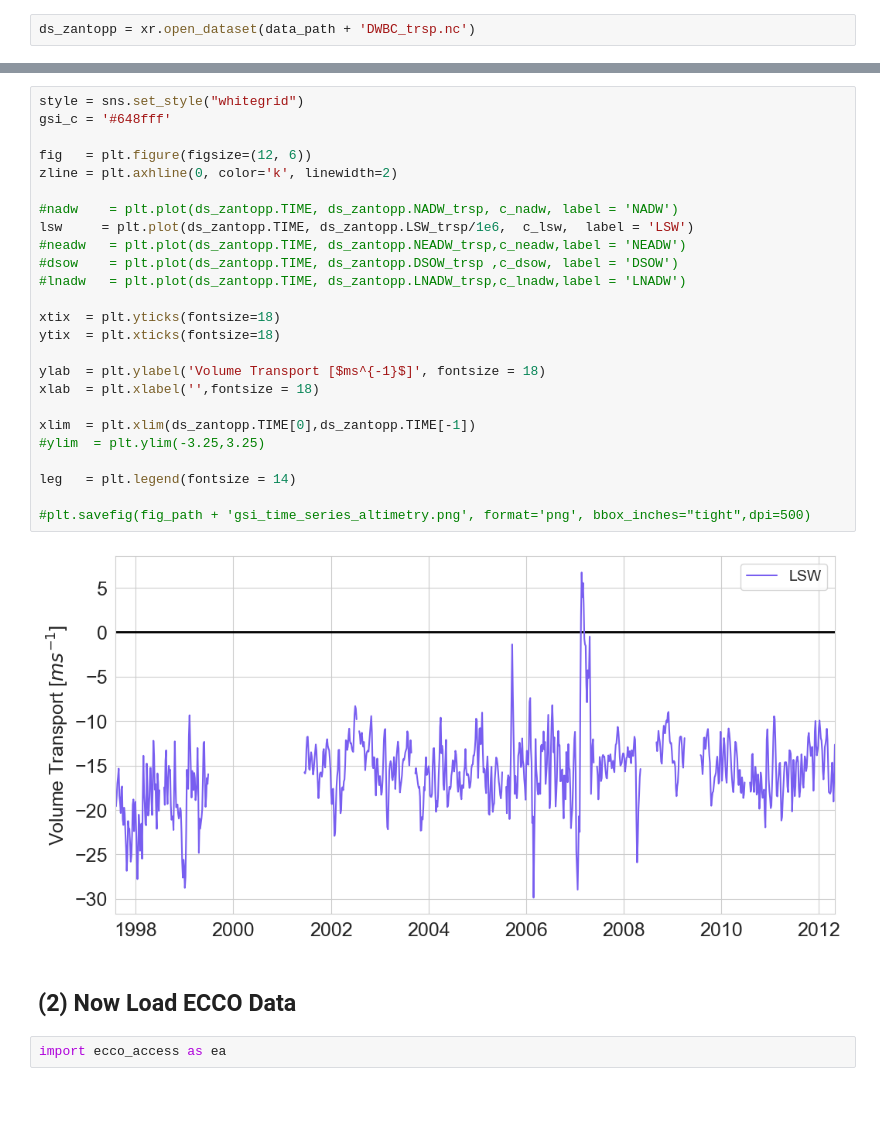
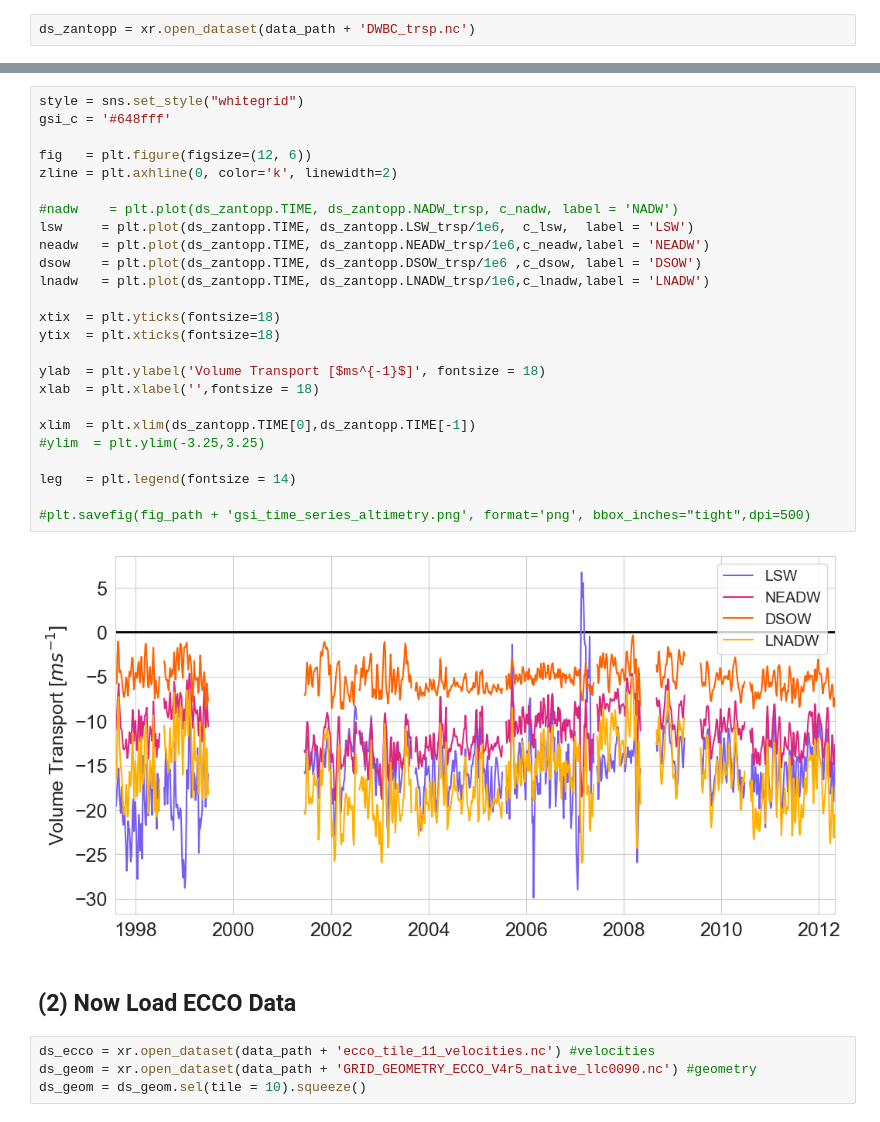
Before and after one commit to lillienders/ecco_dwbc, a Jupyter notebook: notebooks/plot_zantopp_fluxes.ipynb, the cells around one changed output, grey strips where cells are left out. Cells and saved outputs as stored; diff of their text form.

```diff
--- a/notebooks/plot_zantopp_fluxes.ipynb
+++ b/notebooks/plot_zantopp_fluxes.ipynb
@@ -52,31 +52,33 @@ Data variables:
 # %%
 style = sns.set_style("whitegrid")
 gsi_c = '#648fff'
 
 fig   = plt.figure(figsize=(12, 6))
 zline = plt.axhline(0, color='k', linewidth=2)
 
 #nadw    = plt.plot(ds_zantopp.TIME, ds_zantopp.NADW_trsp, c_nadw, label = 'NADW')
 lsw     = plt.plot(ds_zantopp.TIME, ds_zantopp.LSW_trsp/1e6,  c_lsw,  label = 'LSW')
-#neadw   = plt.plot(ds_zantopp.TIME, ds_zantopp.NEADW_trsp,c_neadw,label = 'NEADW')
-#dsow    = plt.plot(ds_zantopp.TIME, ds_zantopp.DSOW_trsp ,c_dsow, label = 'DSOW')
-#lnadw   = plt.plot(ds_zantopp.TIME, ds_zantopp.LNADW_trsp,c_lnadw,label = 'LNADW')
+neadw   = plt.plot(ds_zantopp.TIME, ds_zantopp.NEADW_trsp/1e6,c_neadw,label = 'NEADW')
+dsow    = plt.plot(ds_zantopp.TIME, ds_zantopp.DSOW_trsp/1e6 ,c_dsow, label = 'DSOW')
+lnadw   = plt.plot(ds_zantopp.TIME, ds_zantopp.LNADW_trsp/1e6,c_lnadw,label = 'LNADW')
 
 xtix  = plt.yticks(fontsize=18)
 ytix  = plt.xticks(fontsize=18)
 
 ylab  = plt.ylabel('Volume Transport [$ms^{-1}$]', fontsize = 18)
 xlab  = plt.xlabel('',fontsize = 18)
 
 xlim  = plt.xlim(ds_zantopp.TIME[0],ds_zantopp.TIME[-1])
 #ylim  = plt.ylim(-3.25,3.25)
 
 leg   = plt.legend(fontsize = 14)
 
 #plt.savefig(fig_path + 'gsi_time_series_altimetry.png', format='png', bbox_inches="tight",dpi=500)
 # %% [output]
-[figure, old version]
+[figure, new version]
 # %% [markdown]
 ## (2) Now Load ECCO Data
 # %%
-import ecco_access as ea
+ds_ecco = xr.open_dataset(data_path + 'ecco_tile_11_velocities.nc') #velocities
+ds_geom = xr.open_dataset(data_path + 'GRID_GEOMETRY_ECCO_V4r5_native_llc0090.nc') #geometry
+ds_geom = ds_geom.sel(tile = 10).squeeze()
```
Also changed, not shown: parts of 3 cells of this notebook, 6 other files.
